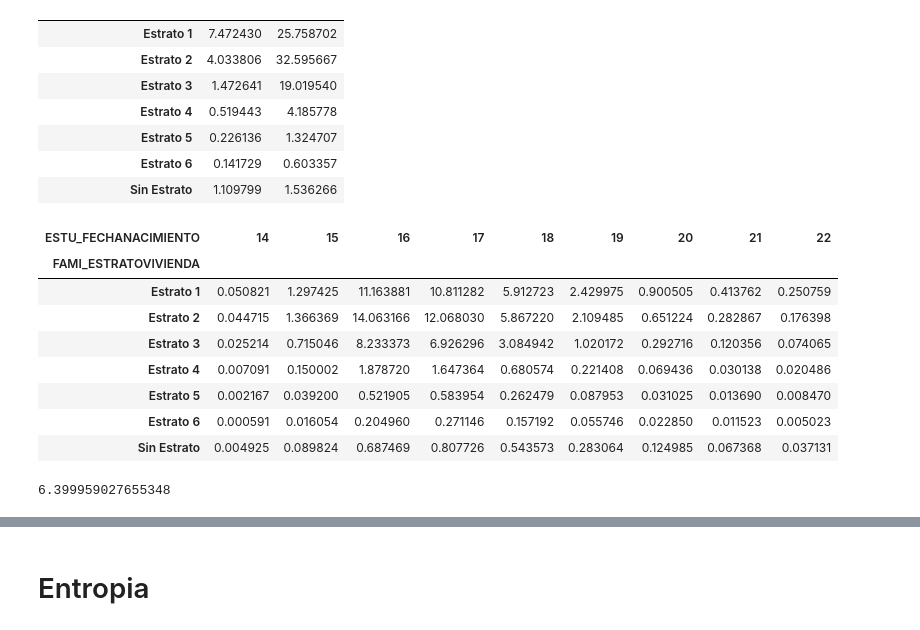
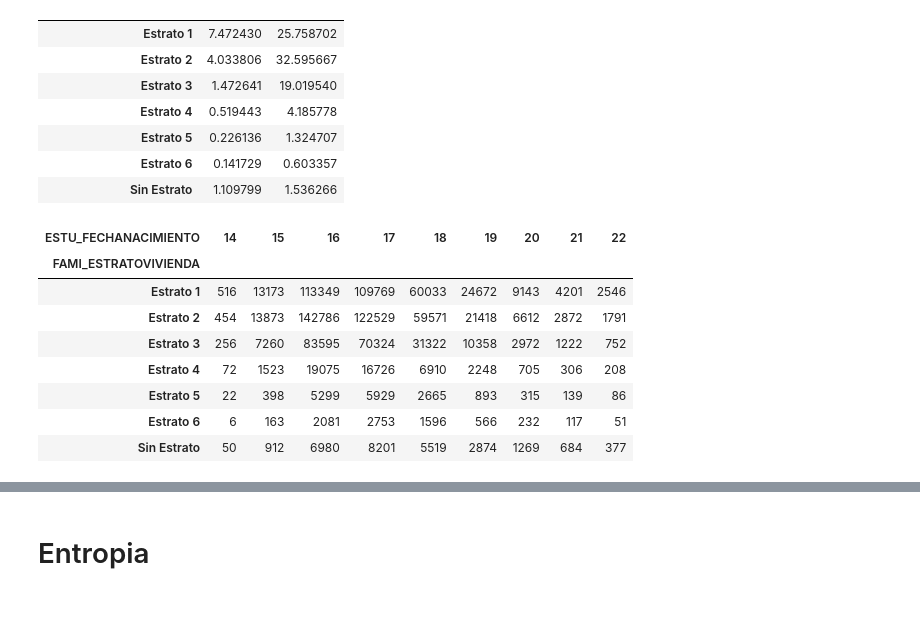
Before and after one commit to dsgantivac/DataMiningProject, a Jupyter notebook: Analisis exploratorio Reduced.ipynb, the cells around one changed output, grey strips where cells are left out. Cells and saved outputs as stored; diff of their text form; code cells hidden in the pictures.

```diff
--- a/Analisis exploratorio Reduced.ipynb
+++ b/Analisis exploratorio Reduced.ipynb
@@ -61,3 +63,6 @@ reemplazoGeneralizado(data)
+# %%
+# to integer
+data['ESTU_INSE_INDIVIDUAL'] = data.apply(lambda x: round(x['ESTU_INSE_INDIVIDUAL'], 0),axis=1)
 # %%
 data.head()
 # %% [output]
@@ -529,18 +536,14 @@ pd.crosstab(data['FAMI_ESTRATOVIVIENDA'], [data['COLE_AREA_UBICACION']])/data.sh
 | Estrato 6 | 0.141729 | 0.603357 |
 | Sin Estrato | 1.109799 | 1.536266 |
 # %%
-pd.crosstab(data['FAMI_ESTRATOVIVIENDA'], [data['ESTU_FECHANACIMIENTO']])/data.shape[0] * 100
+pd.crosstab(data['FAMI_ESTRATOVIVIENDA'], [data['ESTU_FECHANACIMIENTO']])
 # %% [output]
 | ESTU_FECHANACIMIENTO | 14 | 15 | 16 | 17 | 18 | 19 | 20 | 21 | 22 |
 | FAMI_ESTRATOVIVIENDA |  |  |  |  |  |  |  |  |  |
-| Estrato 1 | 0.050821 | 1.297425 | 11.163881 | 10.811282 | 5.912723 | 2.429975 | 0.900505 | 0.413762 | 0.250759 |
-| Estrato 2 | 0.044715 | 1.366369 | 14.063166 | 12.068030 | 5.867220 | 2.109485 | 0.651224 | 0.282867 | 0.176398 |
-| Estrato 3 | 0.025214 | 0.715046 | 8.233373 | 6.926296 | 3.084942 | 1.020172 | 0.292716 | 0.120356 | 0.074065 |
-| Estrato 4 | 0.007091 | 0.150002 | 1.878720 | 1.647364 | 0.680574 | 0.221408 | 0.069436 | 0.030138 | 0.020486 |
-| Estrato 5 | 0.002167 | 0.039200 | 0.521905 | 0.583954 | 0.262479 | 0.087953 | 0.031025 | 0.013690 | 0.008470 |
-| Estrato 6 | 0.000591 | 0.016054 | 0.204960 | 0.271146 | 0.157192 | 0.055746 | 0.022850 | 0.011523 | 0.005023 |
-| Sin Estrato | 0.004925 | 0.089824 | 0.687469 | 0.807726 | 0.543573 | 0.283064 | 0.124985 | 0.067368 | 0.037131 |
+| Estrato 1 | 516 | 13173 | 113349 | 109769 | 60033 | 24672 | 9143 | 4201 | 2546 |
+| Estrato 2 | 454 | 13873 | 142786 | 122529 | 59571 | 21418 | 6612 | 2872 | 1791 |
+| Estrato 3 | 256 | 7260 | 83595 | 70324 | 31322 | 10358 | 2972 | 1222 | 752 |
+| Estrato 4 | 72 | 1523 | 19075 | 16726 | 6910 | 2248 | 705 | 306 | 208 |
+| Estrato 5 | 22 | 398 | 5299 | 5929 | 2665 | 893 | 315 | 139 | 86 |
+| Estrato 6 | 6 | 163 | 2081 | 2753 | 1596 | 566 | 232 | 117 | 51 |
+| Sin Estrato | 50 | 912 | 6980 | 8201 | 5519 | 2874 | 1269 | 684 | 377 |
-# %%
-64980/data.shape[0]*100
-# %% [output]
-6.399959027655348
```
Also changed, not shown: parts of 6 cells of this notebook, 2 other files.
